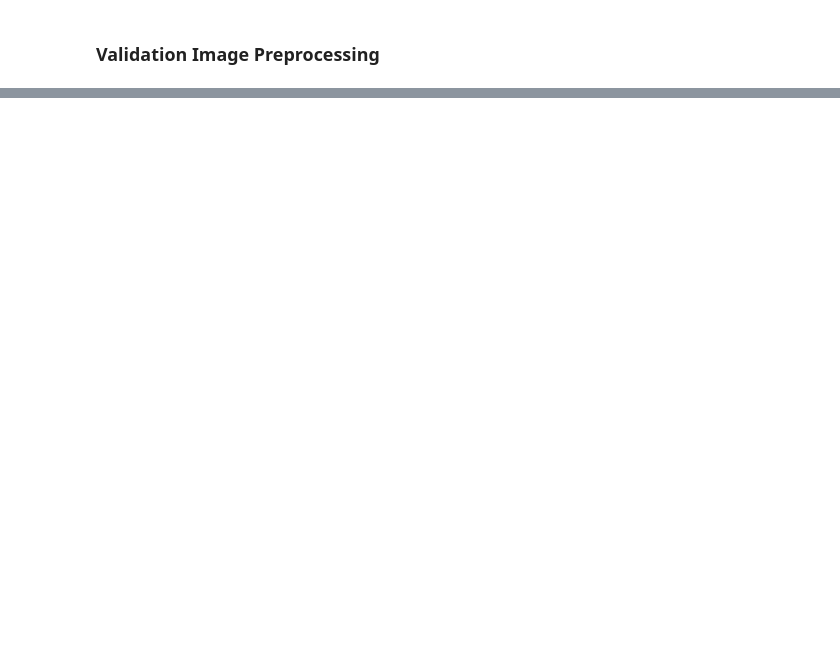
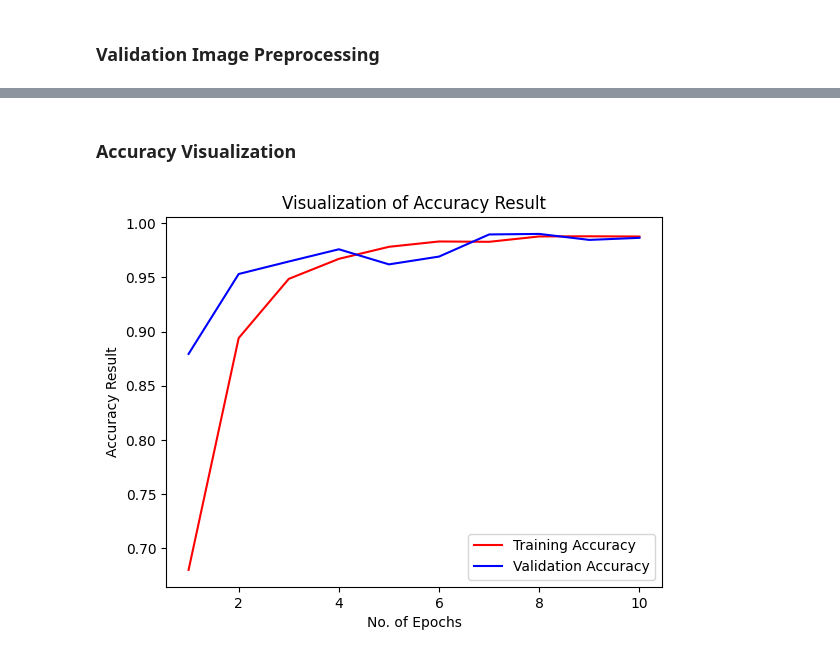
Before and after one commit to kavishka-igalagama/rice-disease-detection-model, a Jupyter notebook: Train_rice_disease.ipynb, the cells around one changed output, grey strips where cells are left out. Saved outputs shown, nothing was run; the diff lists cells and outputs as text; code cells hidden in the pictures; blank space fills up the shorter version.

Commit message:
feat: model training and evaluation

```diff
--- a/Train_rice_disease.ipynb
+++ b/Train_rice_disease.ipynb
@@ -84,0 +121,5 @@ tf.Tensor(
+# %%
+model.add(Dropout(0.4))
+# %%
+#Output Layer
+model.add(Dense(units=8,activation='softmax'))
@@ -84,0 +128,6 @@ tf.Tensor(
+# %%
+model.compile(
+    optimizer=tf.keras.optimizers.Adam(learning_rate=0.0001),
+    loss='categorical_crossentropy',
+    metrics=['accuracy']
+)
@@ -84,0 +162,2 @@ tf.Tensor(
+# %%
+training_history = model.fit(x=training_set,validation_data=validation_set,epochs=10)
@@ -84,0 +260,13 @@ tf.Tensor(
+# %% [markdown]
+### Accuracy Visualization
+# %%
+epochs = [i for i in range (1,11)]
+plt.plot(epochs, training_history.history['accuracy'], color='red', label='Training Accuracy')
+plt.plot(epochs, training_history.history['val_accuracy'], color='blue', label='Validation Accuracy')
+plt.xlabel("No. of Epochs")
+plt.ylabel("Accuracy Result")
+plt.title("Visualization of Accuracy Result")
+plt.legend()
+plt.show()
+# %% [output]
+[figure, added]
```
Also changed, not shown: parts of 34 cells of this notebook, 1 other file.
